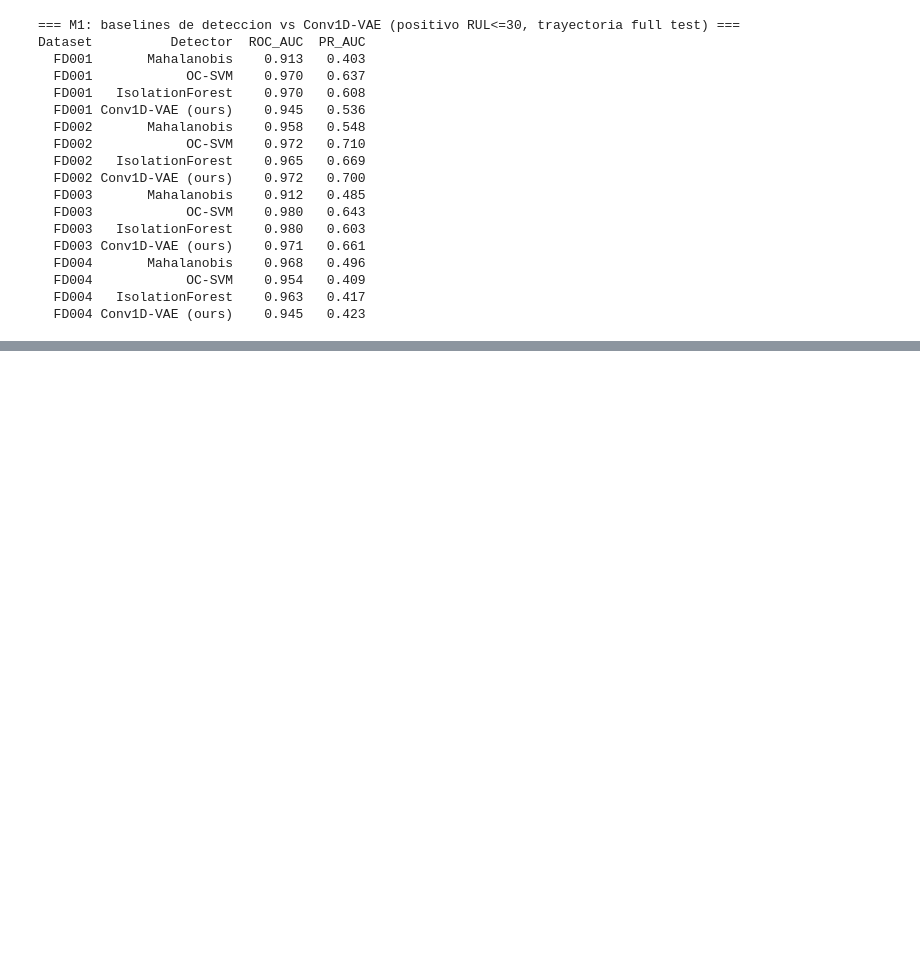
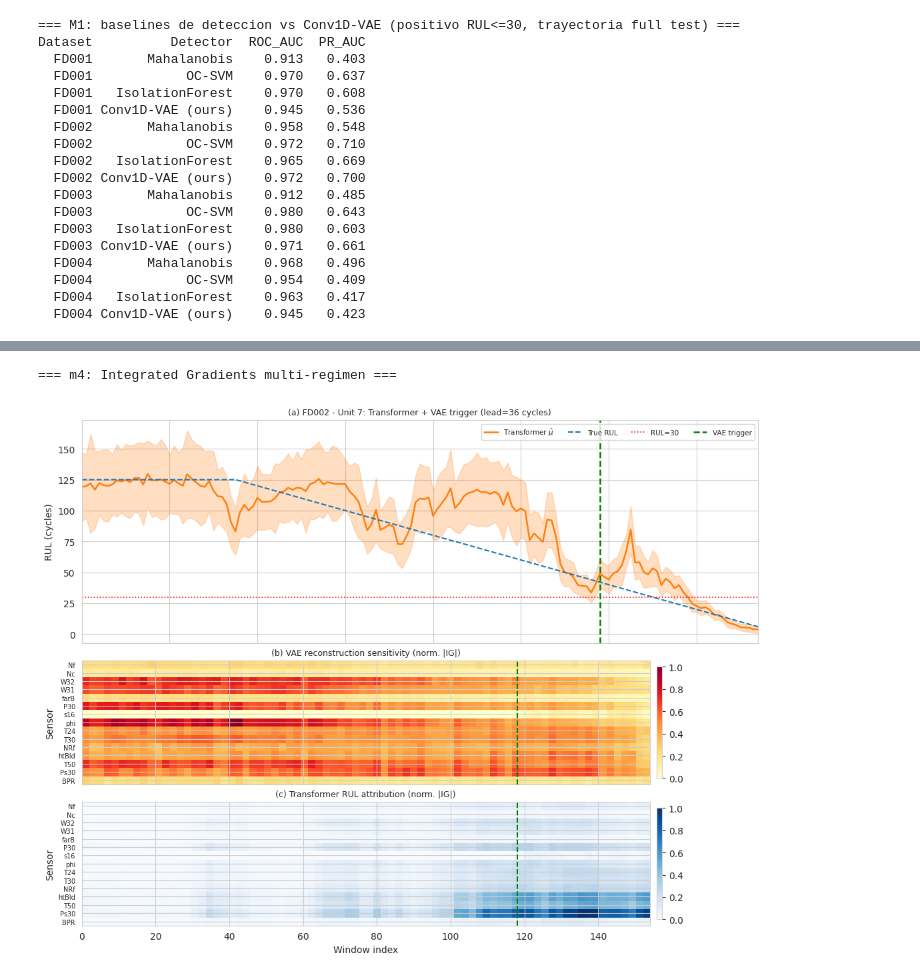
Before and after one commit to rafapecino/TFM-AeroEngine-Anomaly-RUL-VAE-TFT, a Jupyter notebook: TFM_Pipeline.ipynb, the cells around one changed output, grey strips where cells are left out. Drawn from its saved outputs; the diff is of its cells as text; code cells hidden in the pictures; blank space fills up the shorter version.

```diff
--- a/TFM_Pipeline.ipynb
+++ b/TFM_Pipeline.ipynb
@@ -2306,8 +2292,8 @@ Dataset       Model  T  ms/ventana  ms/256w
 # %%
-# ===== C5 — Sensibilidad a la fraccion "sana" del VAE (opcional) =====
+# Sensibilidad a la fracción "sana" usada para entrenar el VAE
 # Reentrena el Conv1D-VAE variando HEALTHY_PCT y reporta tau/TPR_sys/FAR_sys.
-# Coste alto (reentrena VAEs). Pon RUN_HEALTHY_SENS=True para ejecutar.
-RUN_HEALTHY_SENS = False
+# Reentrena el VAE para cada fracción; controlado por la bandera RUN_HEALTHY_SENS.
+RUN_HEALTHY_SENS = True
 if RUN_HEALTHY_SENS:
     sens_rows = []
     for pct in [0.20, 0.30, 0.40]:
@@ -2339,0 +2387,74 @@ else:
+# %%
+# Integrated Gradients en los datasets multi-régimen (FD002, FD004)
+# Extiende la atribucion IG (antes solo FD001) a los dos datasets multi-regimen
+# usando la mejor config de gating por dataset. Reutiliza las funciones definidas
+# en la celda de IG (integrated_gradients_sensor, _conv_vae_fn, _fc_vae_fn, _trf_fn).
+from pathlib import Path
+_PHYS = {'s2':'T24','s3':'T30','s4':'T50','s7':'P30','s8':'Nf','s9':'Nc',
+         's11':'Ps30','s12':'phi','s13':'BPR','s14':'farB','s15':'htBld',
+         's17':'NRf','s20':'W31','s21':'W32'}
+
+def run_ig_multiregime(DS, TAU_PCT, PERS, vae_res, ig_steps=30, max_wins=60):
+    vae_model = vae_res[DS]['model'].eval(); trf_model = transformer_results[DS]['model'].eval()
+    feats = processed[DS]['feats']; n_feats = len(feats)
+    feat_labels = [_PHYS.get(f, f) for f in feats]
+    tau = float(np.percentile(vae_res[DS]['err_held'], TAU_PCT))
+    X_full = windows_full[DS]['X']; y_full = windows_full[DS]['y']
+    u_full = windows_full[DS]['u']; cyc_full = windows_full[DS]['cycle_end']
+    err_full = vae_res[DS]['err_full']
+    recs = []
+    for uid in np.unique(u_full):
+        m = u_full == uid; e = err_full[m]; y = y_full[m]; c = cyc_full[m]
+        fl = e > tau; t = -1
+        for i in range(max(0, len(fl) - PERS + 1)):
+            if fl[i:i+PERS].all(): t = i; break
+        if t >= 0 and y.min() <= RUL_CRIT:
+            recs.append({'uid': int(uid), 'lead': int(c[-1] - c[t]), 'trig': t})
+    if not recs:
+        print(f'  [{DS}] sin motor con trigger en zona critica'); return
+    leads = np.array([r['lead'] for r in recs])
+    sel = recs[int(np.argsort(np.abs(leads - np.median(leads)))[0])]
+    uid = sel['uid']; trig = sel['trig']; mask = u_full == uid
+    X_eng = X_full[mask]; y_eng = y_full[mask]
+    mu_eng, sd_eng = predict_mc(trf_model, X_eng, T=MC_T)
+    stride = max(1, len(X_eng) // max_wins); idxs = np.arange(0, len(X_eng), stride)
+    IGv = np.zeros((len(idxs), n_feats)); IGt = np.zeros((len(idxs), n_feats))
+    vfn = _conv_vae_fn(vae_model, device) if hasattr(vae_model, '_enc_c') else _fc_vae_fn(vae_model, device)
+    tfn = _trf_fn(trf_model)
+    for i, wi in enumerate(idxs):
+        IGv[i] = integrated_gradients_sensor(vfn, X_eng[wi], steps=ig_steps, dev=device)
+        IGt[i] = integrated_gradients_sensor(tfn, X_eng[wi], steps=ig_steps, dev=device)
+    IGv /= (IGv.max() + 1e-9); IGt /= (IGt.max() + 1e-9)
+    fig, axes = plt.subplots(3, 1, figsize=(11, 8.5), gridspec_kw={'height_ratios': [1.8, 1.0, 1.0]})
+    ax0, ax1, ax2 = axes; xall = np.arange(len(y_eng)); ext = [0, max(1, len(y_eng) - 1), -0.5, n_feats - 0.5]
+    ax0.fill_between(xall, mu_eng - 2*sd_eng, mu_eng + 2*sd_eng, alpha=0.25, color='#FF7F0E')
+    ax0.plot(xall, mu_eng, color='#FF7F0E', lw=1.8, label=r'Transformer $\hat\mu$')
+    ax0.plot(xall, y_eng, color='#1F77B4', lw=1.5, ls='--', label='True RUL')
+    ax0.axhline(RUL_CRIT, color='red', ls=':', lw=1.2, label=f'RUL={RUL_CRIT}')
+    ax0.axvline(trig, color='green', ls='--', lw=1.8, label='VAE trigger')
+    ax0.set_ylabel('RUL (cycles)'); ax0.legend(fontsize=7.5, ncol=4, loc='upper right')
+    ax0.set_title(f'(a) {DS} - Unit {uid}: Transformer + VAE trigger (lead={sel["lead"]} cycles)', fontsize=9)
+    ax0.set_xlim(0, len(y_eng) - 1); ax0.tick_params(labelbottom=False)
+    im1 = ax1.imshow(IGv.T, aspect='auto', origin='lower', cmap='YlOrRd', vmin=0, vmax=1, extent=ext)
+    ax1.set_yticks(range(n_feats)); ax1.set_yticklabels(feat_labels, fontsize=7)
+    ax1.axvline(trig, color='green', ls='--', lw=1.5)
+    ax1.set_title('(b) VAE reconstruction sensitivity (norm. |IG|)', fontsize=9)
+    ax1.set_ylabel('Sensor'); ax1.tick_params(labelbottom=False)
+    plt.colorbar(im1, ax=ax1, pad=0.01, shrink=0.9)
+    im2 = ax2.imshow(IGt.T, aspect='auto', origin='lower', cmap='Blues', vmin=0, vmax=1, extent=ext)
+    ax2.set_yticks(range(n_feats)); ax2.set_yticklabels(feat_labels, fontsize=7)
+    ax2.axvline(trig, color='green', ls='--', lw=1.5)
+    ax2.set_title('(c) Transformer RUL attribution (norm. |IG|)', fontsize=9)
+    ax2.set_xlabel('Window index'); ax2.set_ylabel('Sensor')
+    plt.colorbar(im2, ax=ax2, pad=0.01, shrink=0.9)
+    fig.tight_layout(h_pad=0.5)
+    op = f'paper/figures/attribution_{DS.lower()}.pdf'; Path(op).parent.mkdir(parents=True, exist_ok=True)
+    fig.savefig(op, bbox_inches='tight', dpi=300); plt.show()
+    print(f'  Saved {op} | unit={uid} lead={sel["lead"]} n_wins={len(y_eng)}')
+
+print('=== m4: Integrated Gradients multi-regimen ===')
+run_ig_multiregime('FD002', 99, 5, vae_results)       # mejor config FD002: FC/P99/p5
+run_ig_multiregime('FD004', 99, 2, vae_conv_results)  # mejor config FD004: Conv/P99/p2
+# %% [output]
+=== m4: Integrated Gradients multi-regimen ===
+[figure, added]
```
Also changed, not shown: parts of 24 cells of this notebook, 2 other files.
